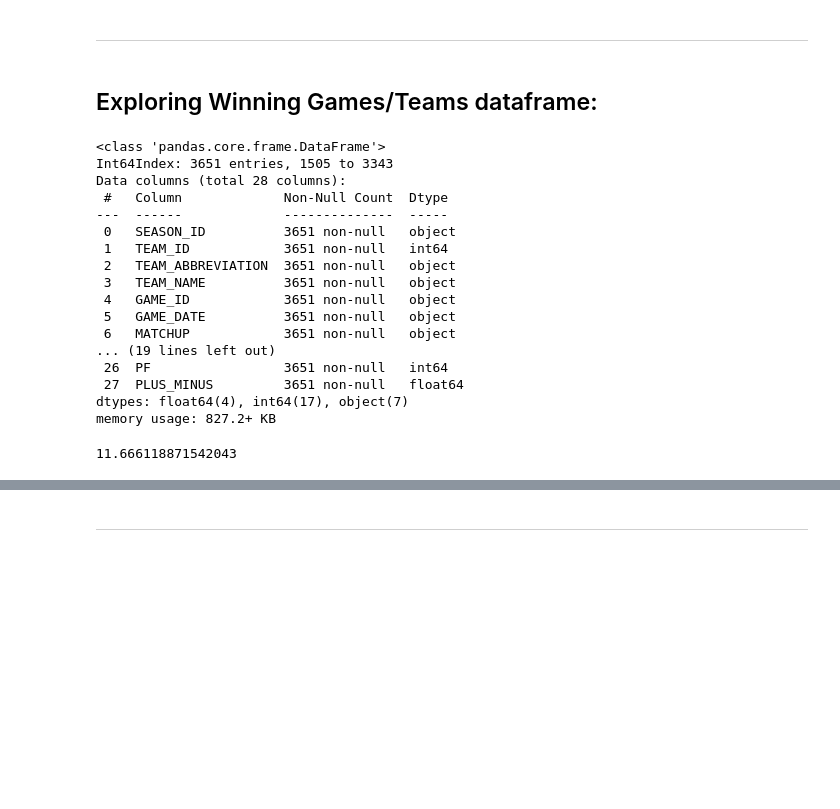
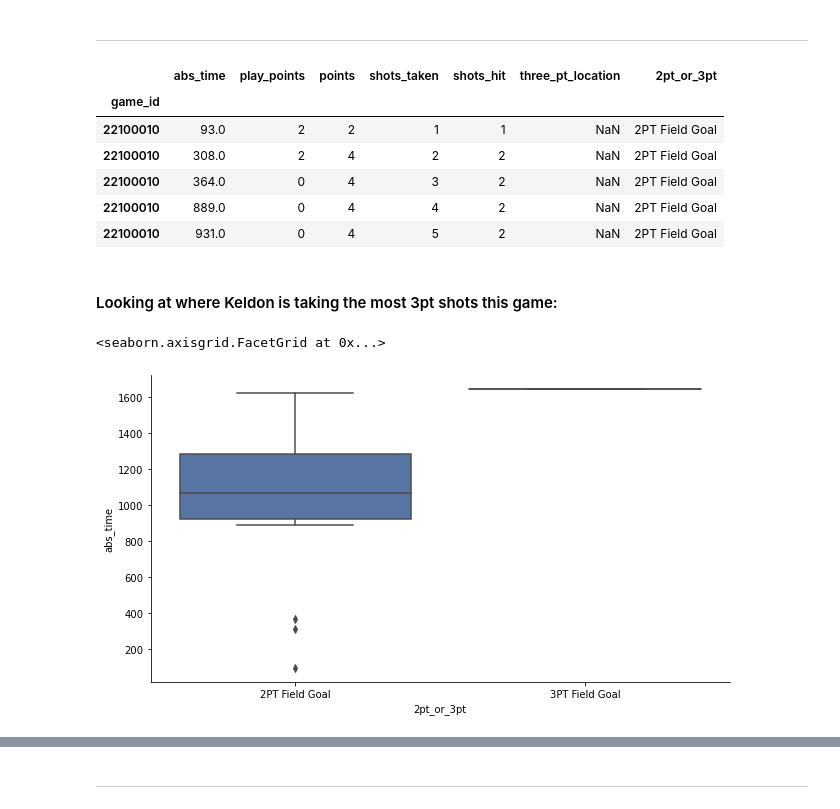
Before and after one commit to Eyring-Miller-Muriithi-capstone/shot-caller-for-ballers, a Jupyter notebook: Notebooks/Jen/Eyring-2021-22 Game df.ipynb, the cells around one changed output, grey strips where cells are left out. Saved outputs shown, nothing was run; the diff lists cells and outputs as text; code cells hidden in the pictures; blank space fills up the shorter version.

```diff
--- a/Notebooks/Jen/Eyring-2021-22 Game df.ipynb
+++ b/Notebooks/Jen/Eyring-2021-22 Game df.ipynb
@@ -128,0 +456,2 @@ lost_df
+# %%
+df_almostthere = df_almostthere.rename(columns = columns_to_rename)
@@ -128,0 +471,7 @@ lost_df
+# %%
+#let's reset the index to game_id:
+#first, setting index:
+df_almostthere.set_index('game_id', inplace=True)
+# %%
+#replacing shot_result string to only say 'missed' and 'made'
+df_almostthere.shot_result = df_almostthere.shot_result.replace({'Missed Shot':'Missed', 'Made Shot':'Made'})
@@ -129,31 +488,24 @@ lost_df
 # %% [markdown]
 ________________________________________________
-# %% [markdown]
-## Exploring Winning Games/Teams dataframe:
+# %%
+#plotting data for shots in game:
+shotsGame = df_almostthere[['abs_time','play_points','points','shots_taken','shots_hit','three_pt_location','2pt_or_3pt']].drop_duplicates()
 # %%
-#exploring winning df :
-winning_df.info()
+#just looking at what it holds:
+shotsGame.head()
 # %% [output]
-<class 'pandas.core.frame.DataFrame'>
-Int64Index: 3651 entries, 1505 to 3343
-Data columns (total 28 columns):
- #   Column             Non-Null Count  Dtype
----  ------             --------------  -----
- 0   SEASON_ID          3651 non-null   object
- 1   TEAM_ID            3651 non-null   int64
- 2   TEAM_ABBREVIATION  3651 non-null   object
- 3   TEAM_NAME          3651 non-null   object
- 4   GAME_ID            3651 non-null   object
- 5   GAME_DATE          3651 non-null   object
- 6   MATCHUP            3651 non-null   object
-... (19 lines left out)
- 26  PF                 3651 non-null   int64
- 27  PLUS_MINUS         3651 non-null   float64
-dtypes: float64(4), int64(17), object(7)
-memory usage: 827.2+ KB
+|  | abs_time | play_points | points | shots_taken | shots_hit | three_pt_location | 2pt_or_3pt |
+| game_id |  |  |  |  |  |  |  |
+| 22100010 | 93.0 | 2 | 2 | 1 | 1 | NaN | 2PT Field Goal |
+| 22100010 | 308.0 | 2 | 4 | 2 | 2 | NaN | 2PT Field Goal |
+| 22100010 | 364.0 | 0 | 4 | 3 | 2 | NaN | 2PT Field Goal |
+| 22100010 | 889.0 | 0 | 4 | 4 | 2 | NaN | 2PT Field Goal |
+| 22100010 | 931.0 | 0 | 4 | 5 | 2 | NaN | 2PT Field Goal |
+# %% [markdown]
+#### Looking at where Keldon is taking the most 3pt shots this game:
 # %%
-#what is the mean/average of winning teams 3pt made?
-winning_df.FG3M.mean()
+sns.catplot(data=shotsGame, kind='box', x='2pt_or_3pt', y='abs_time', aspect=1.8, palette ='deep')
 # %% [output]
-11.666118871542043
+<seaborn.axisgrid.FacetGrid at 0x...>
+[figure, added]
 # %%
```
Also changed, not shown: parts of 72 cells of this notebook, 3 other files.
